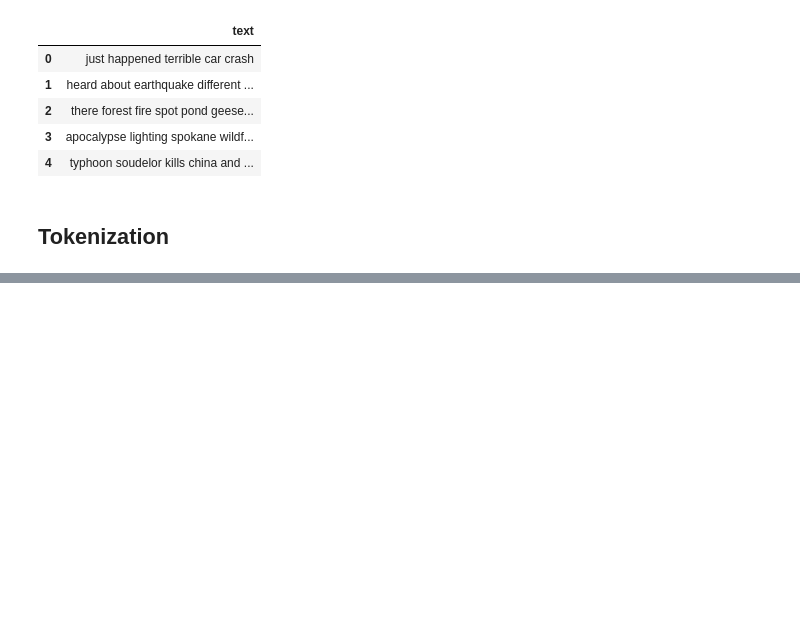
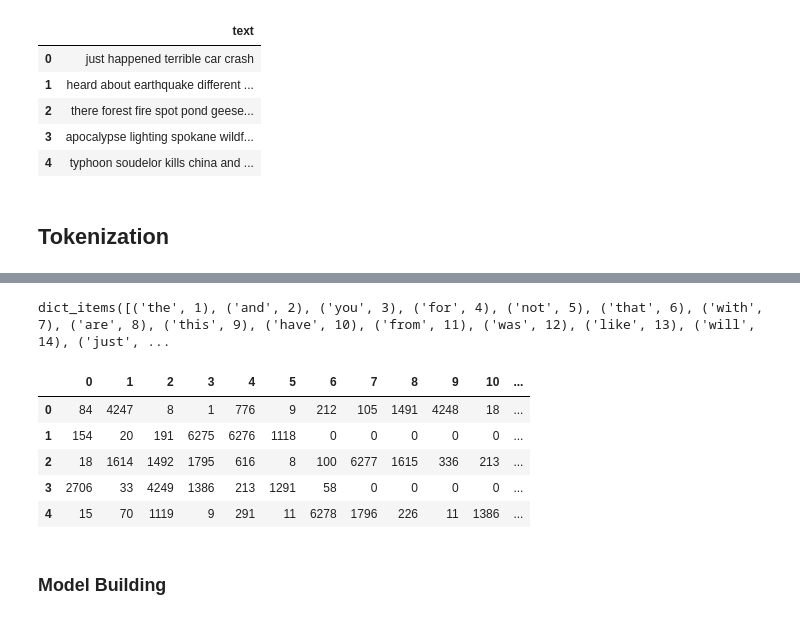
Before and after one commit to FanusArefaine/Natural-Language-Processing, a Jupyter notebook: NLP_Text_Classification_Disaster_or_Not.ipynb, the cells around one changed output, grey strips where cells are left out. Drawn from its saved outputs; the diff is of its cells as text; code cells hidden in the pictures; blank space fills up the shorter version.

```diff
--- a/NLP_Text_Classification_Disaster_or_Not.ipynb
+++ b/NLP_Text_Classification_Disaster_or_Not.ipynb
@@ -616,3 +616,14 @@ test_cleaned.head()
 | 4 | typhoon soudelor kills china and ... |
 # %% [markdown]
 ##  **Tokenization**
+# %%
+# Using Keras API for tokenization
+
+from tensorflow.keras.preprocessing.text import Tokenizer
+
+# Creating tokenizer object
+token = Tokenizer()
+
+# list of sentences --> training dataset
+text = train_cleaned['text'].to_list()
+text[:4]
@@ -618,0 +635,7 @@ test_cleaned.head()
+# %%
+# Applying tokenization to clean training dataset
+token.fit_on_texts(text)
+
+# Vocabulary length
+vocab_size = len(token.word_index) + 1
+vocab_size
@@ -618,0 +644,5 @@ test_cleaned.head()
+# %%
+# Converting the indexed word vocabularies to sequence of indices of words
+text_encode = token.texts_to_sequences(text)
+
+print(text_encode[:5])
@@ -618,0 +659,7 @@ test_cleaned.head()
+# %%
+# Padding the sequences so that they have the same sequence length
+
+from tensorflow.keras.preprocessing.sequence import pad_sequences
+
+max_length = 25
+X = pad_sequences(text_encode, maxlen=max_length, padding='post')
@@ -618,0 +772,7 @@ test_cleaned.head()
+# %%
+# input words along with indices
+
+input_words = token.word_index.items()
+input_words
+# %% [output]
+dict_items([('the', 1), ('and', 2), ('you', 3), ('for', 4), ('not', 5), ('that', 6), ('with', 7), ('are', 8), ('this', 9), ('have', 10), ('from', 11), ('was', 12), ('like', 13), ('will', 14), ('just', ...
@@ -618,0 +792,12 @@ test_cleaned.head()
+# %%
+# Input data --> text as indices
+
+X_df = pd.DataFrame(data=X)
+X_df.head()
+# %% [output]
+|  | 0 | 1 | 2 | 3 | 4 | 5 | 6 | 7 | 8 | 9 | 10 | ... |
+| 0 | 84 | 4247 | 8 | 1 | 776 | 9 | 212 | 105 | 1491 | 4248 | 18 | ... |
+| 1 | 154 | 20 | 191 | 6275 | 6276 | 1118 | 0 | 0 | 0 | 0 | 0 | ... |
+| 2 | 18 | 1614 | 1492 | 1795 | 616 | 8 | 100 | 6277 | 1615 | 336 | 213 | ... |
+| 3 | 2706 | 33 | 4249 | 1386 | 213 | 1291 | 58 | 0 | 0 | 0 | 0 | ... |
+| 4 | 15 | 70 | 1119 | 9 | 291 | 11 | 6278 | 1796 | 226 | 11 | 1386 | ... |
@@ -618,0 +807,2 @@ test_cleaned.head()
+# %% [markdown]
+### **Model Building**
```
Also changed, not shown: parts of 16 cells of this notebook.
